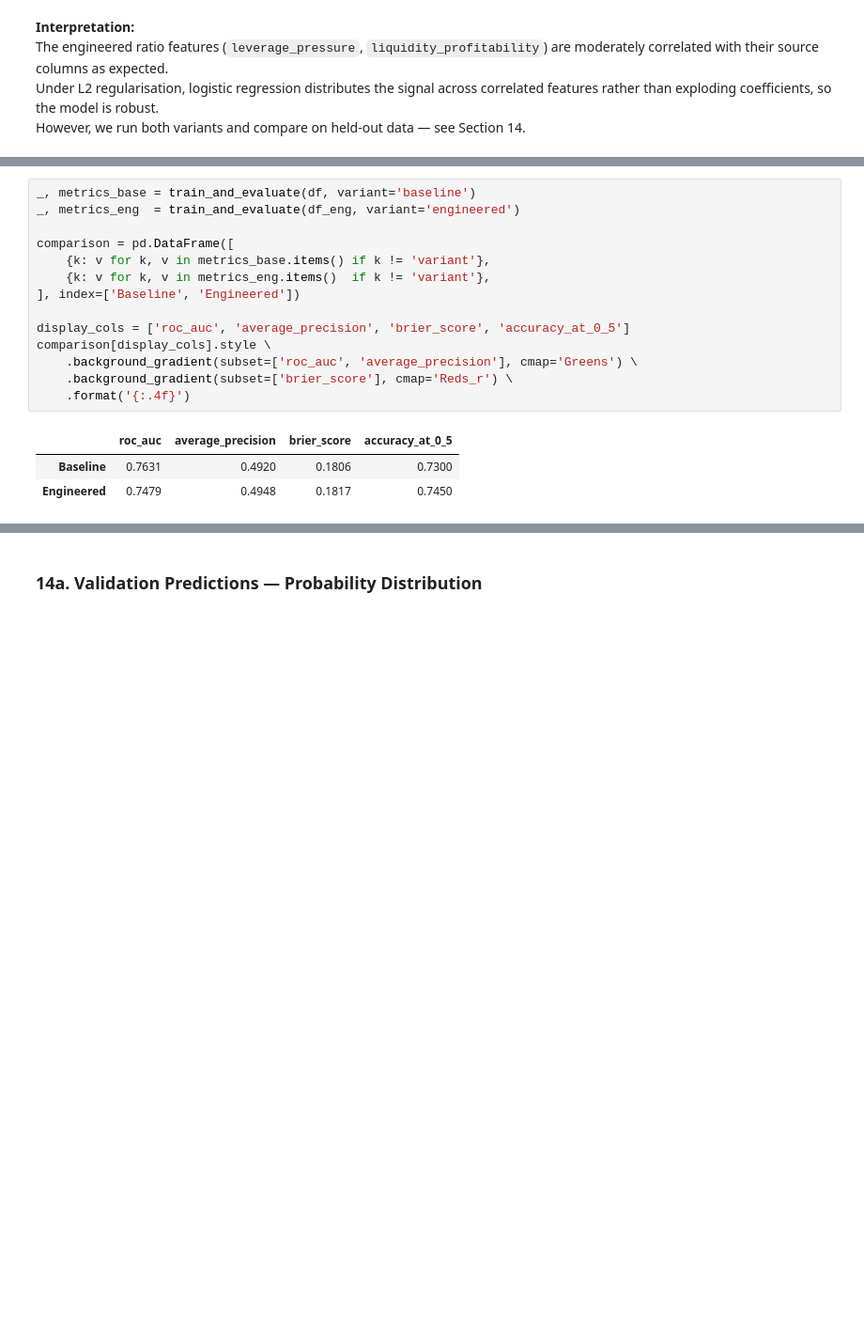
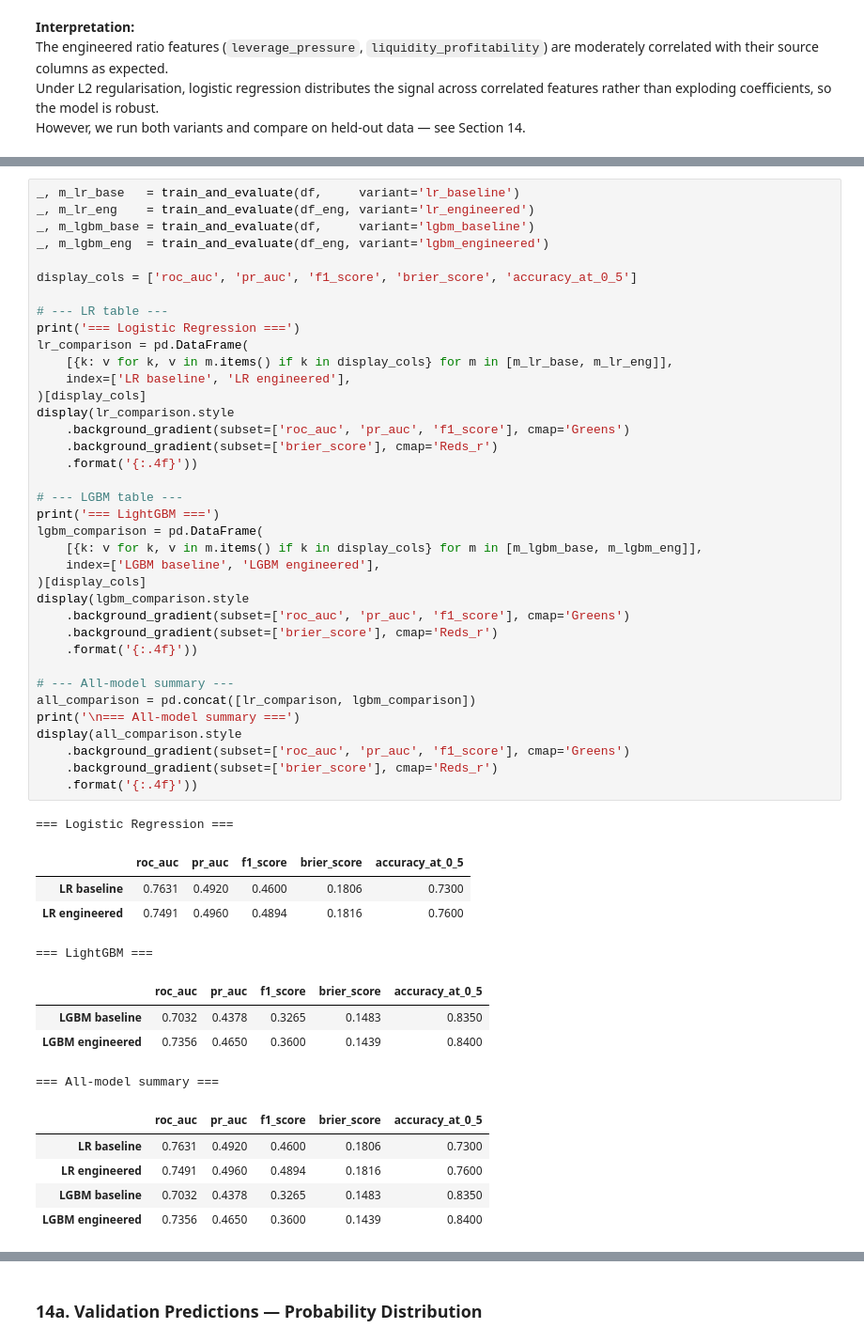
Before and after one commit to mattiamare9/fasa-credit-assessment, a Jupyter notebook: notebooks/01_eda_and_model_story.ipynb, the cells around one changed output, grey strips where cells are left out. Shown at 94% size. Saved outputs shown, nothing was run; the diff lists cells and outputs as text; blank space fills up the shorter version.

```diff
--- a/notebooks/01_eda_and_model_story.ipynb
+++ b/notebooks/01_eda_and_model_story.ipynb
@@ -510,19 +515,53 @@ Both use `LogisticRegression(class_weight='balanced', max_iter=2000)`.
 # %%
-_, metrics_base = train_and_evaluate(df, variant='baseline')
-_, metrics_eng  = train_and_evaluate(df_eng, variant='engineered')
+_, m_lr_base   = train_and_evaluate(df,     variant='lr_baseline')
+_, m_lr_eng    = train_and_evaluate(df_eng, variant='lr_engineered')
+_, m_lgbm_base = train_and_evaluate(df,     variant='lgbm_baseline')
+_, m_lgbm_eng  = train_and_evaluate(df_eng, variant='lgbm_engineered')
 
-comparison = pd.DataFrame([
-    {k: v for k, v in metrics_base.items() if k != 'variant'},
-    {k: v for k, v in metrics_eng.items()  if k != 'variant'},
-], index=['Baseline', 'Engineered'])
+display_cols = ['roc_auc', 'pr_auc', 'f1_score', 'brier_score', 'accuracy_at_0_5']
 
-display_cols = ['roc_auc', 'average_precision', 'brier_score', 'accuracy_at_0_5']
-comparison[display_cols].style \
-    .background_gradient(subset=['roc_auc', 'average_precision'], cmap='Greens') \
-    .background_gradient(subset=['brier_score'], cmap='Reds_r') \
-    .format('{:.4f}')
+# --- LR table ---
+print('=== Logistic Regression ===')
+lr_comparison = pd.DataFrame(
+    [{k: v for k, v in m.items() if k in display_cols} for m in [m_lr_base, m_lr_eng]],
+    index=['LR baseline', 'LR engineered'],
+)[display_cols]
+display(lr_comparison.style
+    .background_gradient(subset=['roc_auc', 'pr_auc', 'f1_score'], cmap='Greens')
+    .background_gradient(subset=['brier_score'], cmap='Reds_r')
+    .format('{:.4f}'))
+
+# --- LGBM table ---
+print('=== LightGBM ===')
+lgbm_comparison = pd.DataFrame(
+    [{k: v for k, v in m.items() if k in display_cols} for m in [m_lgbm_base, m_lgbm_eng]],
+    index=['LGBM baseline', 'LGBM engineered'],
+)[display_cols]
+display(lgbm_comparison.style
+    .background_gradient(subset=['roc_auc', 'pr_auc', 'f1_score'], cmap='Greens')
+    .background_gradient(subset=['brier_score'], cmap='Reds_r')
+    .format('{:.4f}'))
+
+# --- All-model summary ---
+all_comparison = pd.concat([lr_comparison, lgbm_comparison])
+print('\n=== All-model summary ===')
+display(all_comparison.style
+    .background_gradient(subset=['roc_auc', 'pr_auc', 'f1_score'], cmap='Greens')
+    .background_gradient(subset=['brier_score'], cmap='Reds_r')
+    .format('{:.4f}'))
 # %% [output]
+=== Logistic Regression ===
-|  | roc_auc | average_precision | brier_score | accuracy_at_0_5 |
-| Baseline | 0.7631 | 0.4920 | 0.1806 | 0.7300 |
-| Engineered | 0.7479 | 0.4948 | 0.1817 | 0.7450 |
+|  | roc_auc | pr_auc | f1_score | brier_score | accuracy_at_0_5 |
+| LR baseline | 0.7631 | 0.4920 | 0.4600 | 0.1806 | 0.7300 |
+| LR engineered | 0.7491 | 0.4960 | 0.4894 | 0.1816 | 0.7600 |
+=== LightGBM ===
+|  | roc_auc | pr_auc | f1_score | brier_score | accuracy_at_0_5 |
+| LGBM baseline | 0.7032 | 0.4378 | 0.3265 | 0.1483 | 0.8350 |
+| LGBM engineered | 0.7356 | 0.4650 | 0.3600 | 0.1439 | 0.8400 |
+=== All-model summary ===
+|  | roc_auc | pr_auc | f1_score | brier_score | accuracy_at_0_5 |
+| LR baseline | 0.7631 | 0.4920 | 0.4600 | 0.1806 | 0.7300 |
+| LR engineered | 0.7491 | 0.4960 | 0.4894 | 0.1816 | 0.7600 |
+| LGBM baseline | 0.7032 | 0.4378 | 0.3265 | 0.1483 | 0.8350 |
+| LGBM engineered | 0.7356 | 0.4650 | 0.3600 | 0.1439 | 0.8400 |
 # %%
```
Also changed, not shown: parts of 4 cells of this notebook, 10 other files.
